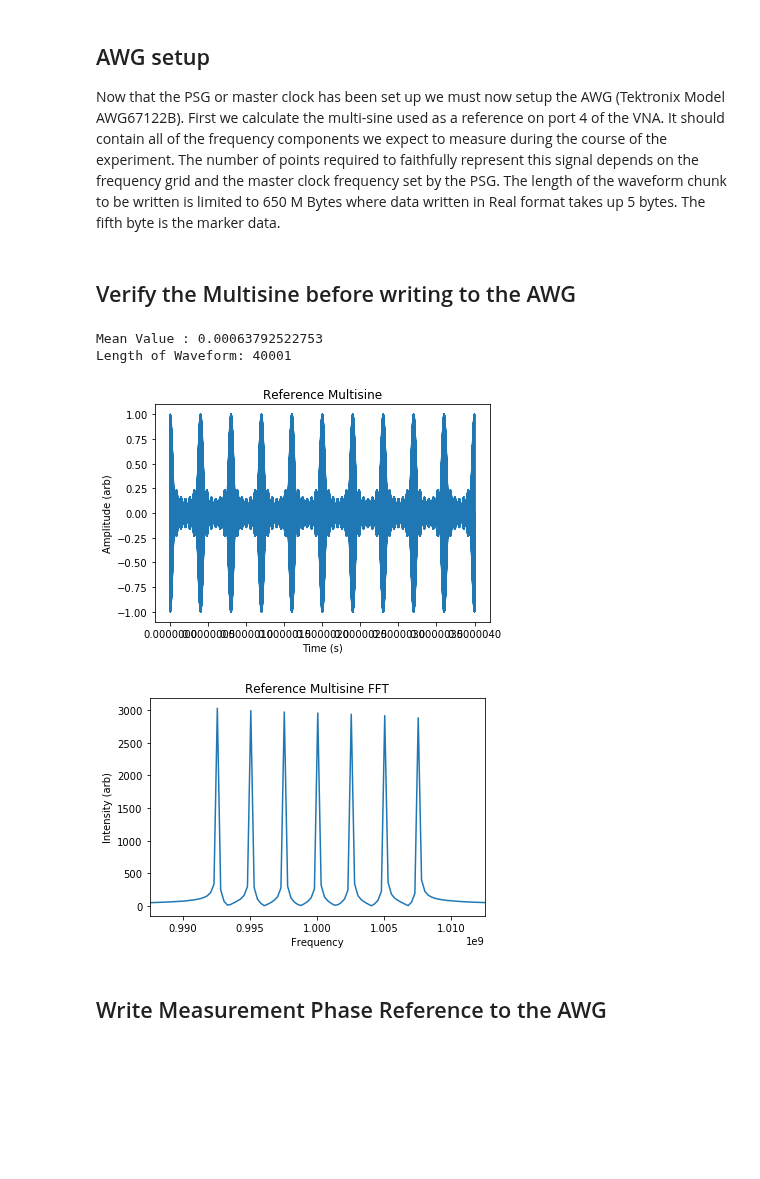
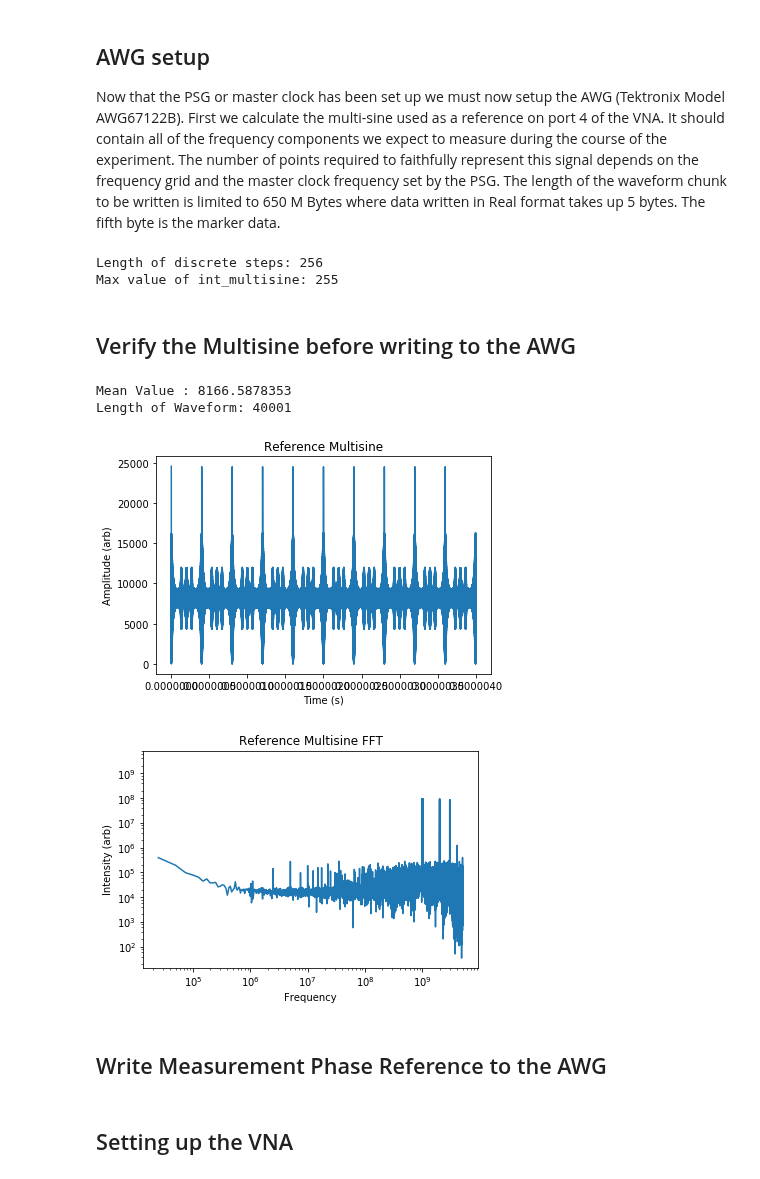
Before and after one commit to aricsanders/Jupyter-Notebooks, a Jupyter notebook: AWG_Phase_Calibration_20181001.ipynb, the cells around one changed output. Drawn from its saved outputs; the diff is of its cells as text; code cells hidden in the pictures; blank space fills up the shorter version.

Commit message:
Started Calculating Phase Calibrations

```diff
--- a/AWG_Phase_Calibration_20181001.ipynb
+++ b/AWG_Phase_Calibration_20181001.ipynb
@@ -53,7 +53,7 @@ time_step=1./psg_frequency # time step for the awg
 fundamental_frequency = 1.*10.**9 # Center of the passband or fundemental frequency in Hz
 number_tones = 7 # Number of tones in the modulation bandwidth including the fundamental, should be odd
 tone_spacing = 2.5*10**6 # Spacing of each tone. Combs can do 10 Mhz, 5 MHz, 2.5 MHz, 1.25 MHz and .625 MHz
-number_harmonics = 1 # Number of harmonics to use. The frequency grid will be n*(f-df), n*f, n*(f+df), etc
+number_harmonics = 3 # Number of harmonics to use. The frequency grid will be n*(f-df), n*f, n*(f+df), etc
 # now calculate the frequency_list
 frequency_list=[]
 for harmonic in range(number_harmonics):
@@ -65,9 +65,15 @@ multisine_phase="zero"
 number_envelopes=10.
 time_max=number_envelopes/tone_spacing
 number_time_points=int(round(time_max/time_step))+1
+# Measurement Phase Reference Setup
 round_multisine_before_writing=True # Rounds the multisine to a desired bitdepth before writing to AWG
 bit_depth=8
-waveform_name="Calibration_Phase_Reference"
+waveform_name="Calibration_Phase_Reference" # name of the waveform to write to the
+bin_format=True # If the wave is in 16 bit bin format
+marker_1=True # If marker one is to be set
+marker_1_n_repeats=10 # the rep rate of the marker as a function of number of repeats per time sequence
+marker_2=False
+marker_2_frequency=1
 # %%
 frequency_list
 # %% [output]
@@ -145,11 +151,34 @@ multisine=1/max(multisine)*multisine
 if round_multisine_before_writing:
     discrete_steps=np.linspace(min(multisine),max(multisine),2**bit_depth)
     rounded_multisine=[]
+    int_multisine=[]
     for value in multisine:
         difference_array=abs(discrete_steps-value)
         minimum_location=np.argmin(difference_array)
         rounded_multisine.append(discrete_steps[minimum_location])
-    multisine=rounded_multisine
+        int_multisine.append(minimum_location)
+    if bin_format:
+        multisine=np.array(int_multisine,dtype=np.uint16)
+        # Shift, now to add the marker add + 2**14 or +2**15 at the desired location
+        multisine=multisine*2**6
+    else:
+        multisine=rounded_multisine
+
+# now we add the marker.
+if marker_1:
+
+    distance=int(np.floor(float(len(multisine))/float(marker_1_n_repeats)))
+    for i in range(marker_1_n_repeats):
+        try:
+            multisine[i*distance]=multisine[i*distance]+2**14
+        except:
+            pass
+# %%
+print("Length of discrete steps: {0}".format(len(discrete_steps)))
+print("Max value of int_multisine: {0}".format(max(int_multisine)))
+# %% [output]
+Length of discrete steps: 256
+Max value of int_multisine: 255
 # %% [markdown]
 ## Verify the Multisine before writing to the AWG
 # %%
@@ -162,22 +191,22 @@ print("Mean Value : {0}".format(np.mean(multisine)))
 print("Length of Waveform: {0}".format(len(multisine)))
 plt.show()
 # %% [output]
-Mean Value : 0.00063792522753
+Mean Value : 8166.5878353
 Length of Waveform: 40001
-[figure, old version]
+[figure, new version]
 # %%
 # Power Spectrum
 plt.close()
 multisine_fft=np.fft.fft(multisine)
 fft_frequency_list=np.linspace(0,1/(2*time_step),number_time_points//2)
-plt.plot(fft_frequency_list,abs(multisine_fft[0:number_time_points//2]))
+plt.loglog(fft_frequency_list,abs(multisine_fft[0:number_time_points//2]))
 plt.xlabel("Frequency")
 plt.ylabel("Intensity (arb)")
 plt.title("Reference Multisine FFT")
-plt.xlim([min(frequency_list)-2*tone_spacing,max(frequency_list)+2*tone_spacing])
+#plt.xlim([min(frequency_list)-2*tone_spacing,max(frequency_list)+2*tone_spacing])
 plt.show()
 # %% [output]
-[figure, old version]
+[figure, new version]
 # %% [markdown]
 ## Write Measurement Phase Reference to the AWG
 # %%
@@ -222,0 +254,2 @@ if error_str == '0,"No error"\n':
+# %% [markdown]
+## Setting up the VNA
```
Also changed, not shown: parts of 3 cells of this notebook, 5 other files.
